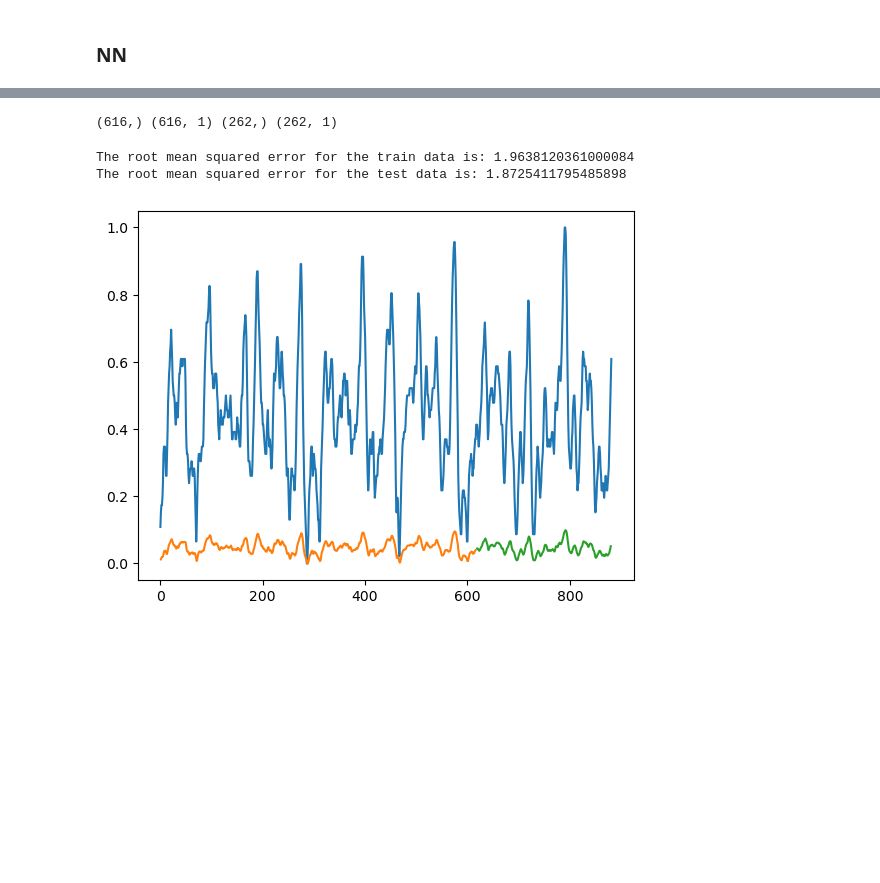
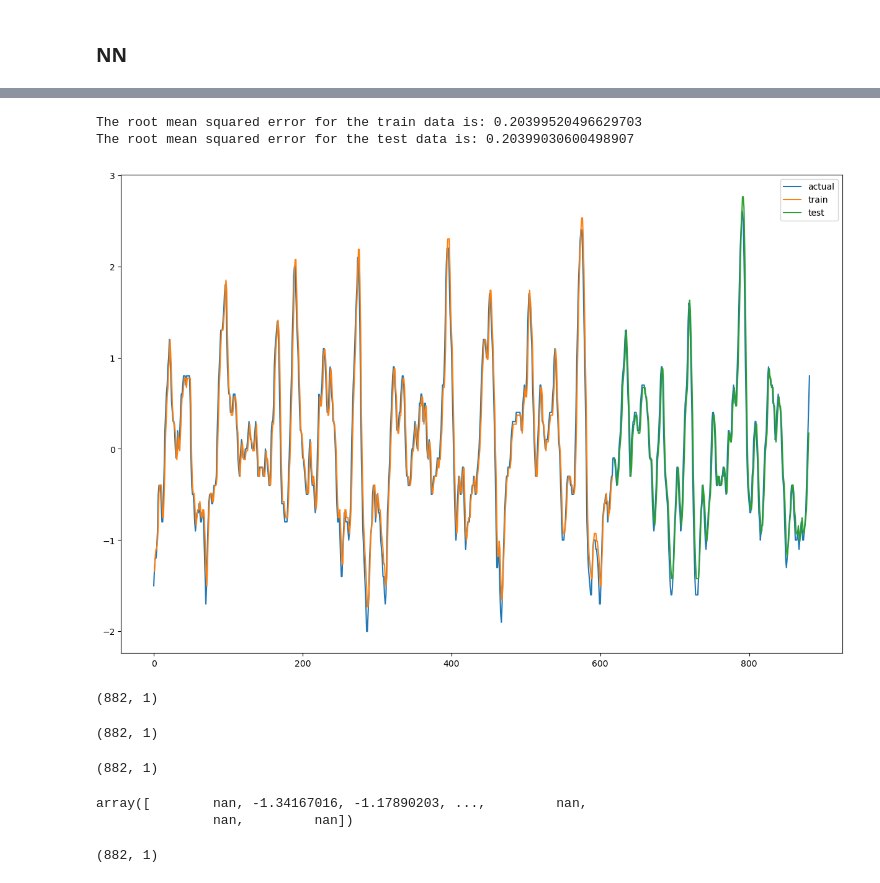
Before and after one commit to agraglez/enso-analysis, a Jupyter notebook: notebooks/enso-analysis.ipynb, the cells around one changed output, grey strips where cells are left out. Saved outputs shown, nothing was run; the diff lists cells and outputs as text; code cells hidden in the pictures; blank space fills up the shorter version.

```diff
--- a/notebooks/enso-analysis.ipynb
+++ b/notebooks/enso-analysis.ipynb
@@ -1087,6 +1087,7 @@ from tensorflow.keras.layers import LSTM
 # %%
 # create and fit the LSTM network
 model = Sequential()
-model.add(LSTM(4, input_shape=(1, look_back)))
+model.add(LSTM(50, input_shape=(1, look_back), return_sequences=True))
+model.add(LSTM(units=50))
 model.add(Dense(1))
 model.compile(loss='mean_squared_error', optimizer='adam')
@@ -1093,3 +1112,3 @@ model.compile(loss='mean_squared_error', optimizer='adam')
 # %%
 # Fitting the model
-# model.fit(X_train, y_train, epochs=50, batch_size=32, verbose=0)
+model.fit(X_train, y_train, epochs=50, batch_size=32, verbose=0)
@@ -1108,8 +1129,4 @@ y_test_pred = model.predict(X_test)
 9/9 [==============================] - 0s 3ms/step
-# %%
-print(y_train.shape, y_train_pred.shape, y_test.shape, y_test_pred.shape)
-# %% [output]
-(616,) (616, 1) (262,) (262, 1)
 # %%
 # Inverting arrays
 y_train = scaler.inverse_transform([y_train])
@@ -1123,25 +1140,48 @@ mse_test = np.sqrt(mean_squared_error(y_test[0], y_test_pred[:,0]))
 print('The root mean squared error for the train data is:', mse_train)
 print('The root mean squared error for the test data is:', mse_test)
 # %% [output]
-The root mean squared error for the train data is: 1.9638120361000084
-The root mean squared error for the test data is: 1.8725411795485898
+The root mean squared error for the train data is: 0.20399520496629703
+The root mean squared error for the test data is: 0.20399030600498907
 # %%
 trainPredictPlot = np.empty_like(dataset)
 trainPredictPlot[:, :] = np.nan
 trainPredictPlot[look_back:len(y_train_pred)+look_back, :] = y_train_pred
 # %%
 # shift train predictions for plotting
-trainPredictPlot = np.empty_like(dataset)
-trainPredictPlot[:, :] = np.nan
-trainPredictPlot[look_back:len(y_train_pred)+look_back, :] = y_train_pred
+train_plot = np.empty_like(dataset)
+train_plot[:, :] = np.nan
+train_plot[look_back:len(y_train_pred)+look_back, :] = y_train_pred
 # shift test predictions for plotting
-testPredictPlot = np.empty_like(dataset)
-testPredictPlot[:, :] = np.nan
-testPredictPlot[len(y_train_pred)+(look_back*2)+1:len(dataset)-1, :] = y_test_pred
+test_plot = np.empty_like(dataset)
+test_plot[:, :] = np.nan
+test_plot[len(y_train_pred)+(look_back*2)+1:len(dataset)-1, :] = y_test_pred
 # plot baseline and predictions
-plt.plot(dataset)
-plt.plot(trainPredictPlot)
-plt.plot(testPredictPlot)
+fig, ax = plt.subplots(figsize=(15, 10))
+plt.plot(scaler.inverse_transform(dataset), label = 'actual')
+plt.plot(train_plot, label = 'train')
+plt.plot(test_plot, label = 'test')
+ax.legend()
 plt.show()
 # %% [output]
-[figure, old version]
+[figure, new version]
+# %%
+scaler.inverse_transform(dataset).shape
+# %% [output]
+(882, 1)
+# %%
+train_plot.shape
+# %% [output]
+(882, 1)
+# %%
+test_plot.shape
+# %% [output]
+(882, 1)
+# %%
+np.reshape(train_plot, (882,))
+# %% [output]
+array([        nan, -1.34167016, -1.17890203, ...,         nan,
+               nan,         nan])
+# %%
+train_plot.shape
+# %% [output]
+(882, 1)
```
Also changed, not shown: parts of 4 cells of this notebook.
